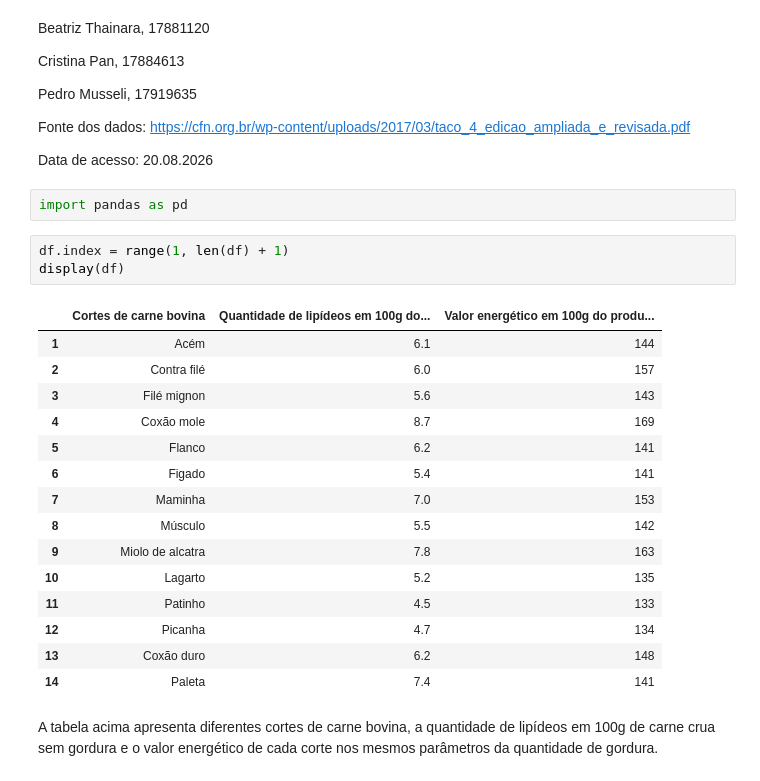
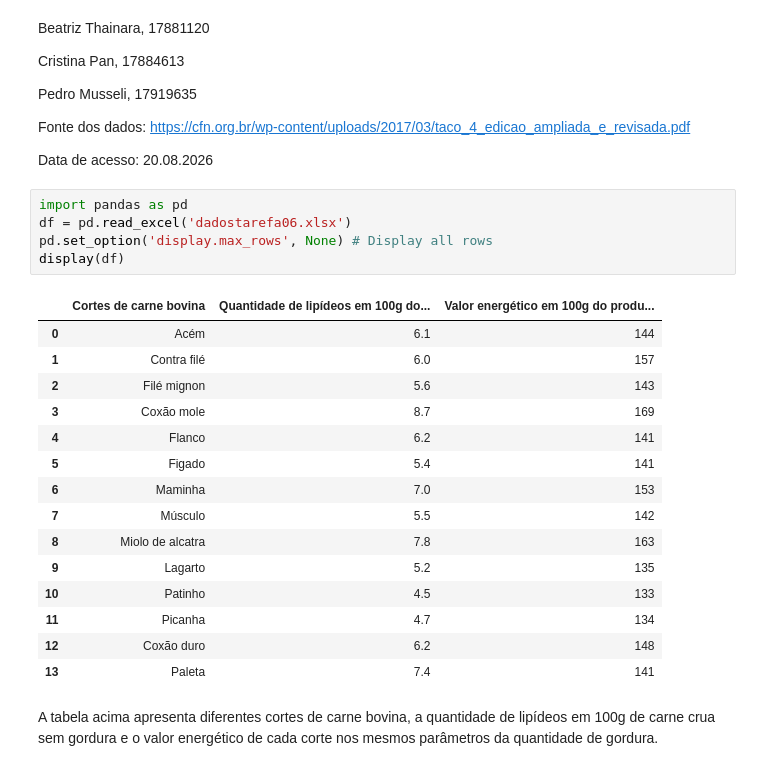
Before and after one commit to pedrogebert-jpg/Alimentos_2026, a Jupyter notebook: tarefa06.ipynb, the cells around one changed output. Cells and saved outputs as stored; diff of their text form.

```diff
--- a/tarefa06.ipynb
+++ b/tarefa06.ipynb
@@ -11,27 +11,27 @@ Pedro Musseli, 17919635
 Fonte dos dados: https://cfn.org.br/wp-content/uploads/2017/03/taco_4_edicao_ampliada_e_revisada.pdf
 
 Data de acesso: 20.08.2026
-# %%
-import pandas as pd
-# %%
-df.index = range(1, len(df) + 1)
-display(df)
-# %% [output]
-|  | Cortes de carne bovina | Quantidade de lipídeos em 100g do... | Valor energético em 100g do produ... |
-| 1 | Acém | 6.1 | 144 |
-| 2 | Contra filé | 6.0 | 157 |
-| 3 | Filé mignon | 5.6 | 143 |
-| 4 | Coxão mole | 8.7 | 169 |
-| 5 | Flanco | 6.2 | 141 |
-| 6 | Figado | 5.4 | 141 |
-| 7 | Maminha | 7.0 | 153 |
-| 8 | Músculo | 5.5 | 142 |
-| 9 | Miolo de alcatra | 7.8 | 163 |
-| 10 | Lagarto | 5.2 | 135 |
-| 11 | Patinho | 4.5 | 133 |
-| 12 | Picanha | 4.7 | 134 |
-| 13 | Coxão duro | 6.2 | 148 |
-| 14 | Paleta | 7.4 | 141 |
+# %%
+import pandas as pd
+df = pd.read_excel('dadostarefa06.xlsx')
+pd.set_option('display.max_rows', None) # Display all rows
+display(df)
+# %% [output]
+|  | Cortes de carne bovina | Quantidade de lipídeos em 100g do... | Valor energético em 100g do produ... |
+| 0 | Acém | 6.1 | 144 |
+| 1 | Contra filé | 6.0 | 157 |
+| 2 | Filé mignon | 5.6 | 143 |
+| 3 | Coxão mole | 8.7 | 169 |
+| 4 | Flanco | 6.2 | 141 |
+| 5 | Figado | 5.4 | 141 |
+| 6 | Maminha | 7.0 | 153 |
+| 7 | Músculo | 5.5 | 142 |
+| 8 | Miolo de alcatra | 7.8 | 163 |
+| 9 | Lagarto | 5.2 | 135 |
+| 10 | Patinho | 4.5 | 133 |
+| 11 | Picanha | 4.7 | 134 |
+| 12 | Coxão duro | 6.2 | 148 |
+| 13 | Paleta | 7.4 | 141 |
 # %% [markdown]
 A tabela acima apresenta diferentes cortes de carne bovina, a quantidade de lipídeos em 100g de carne crua sem gordura e o valor energético de cada corte nos mesmos parâmetros da quantidade de gordura.
 # %%
```
